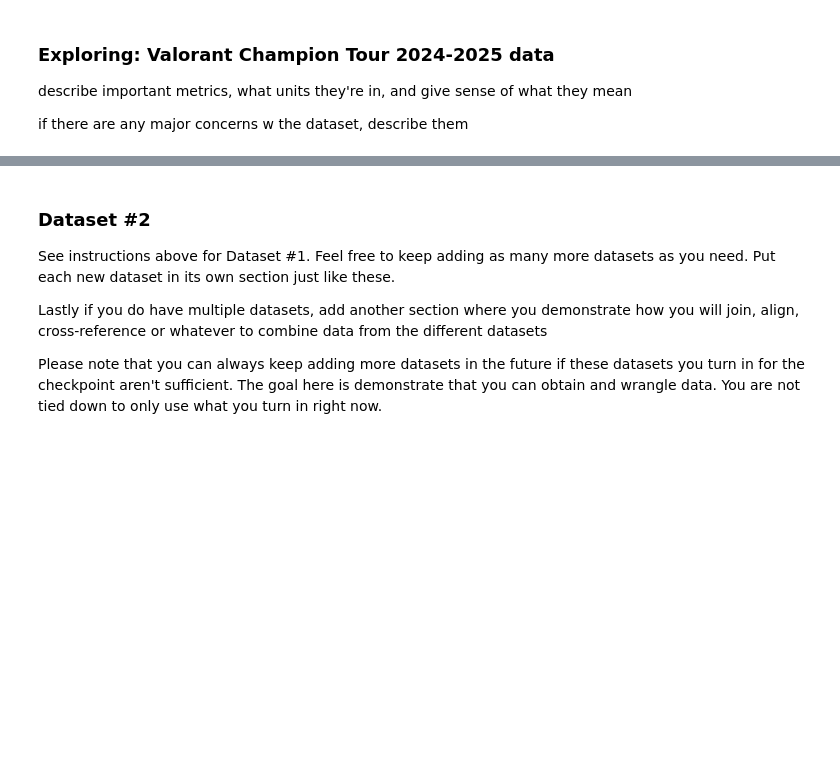
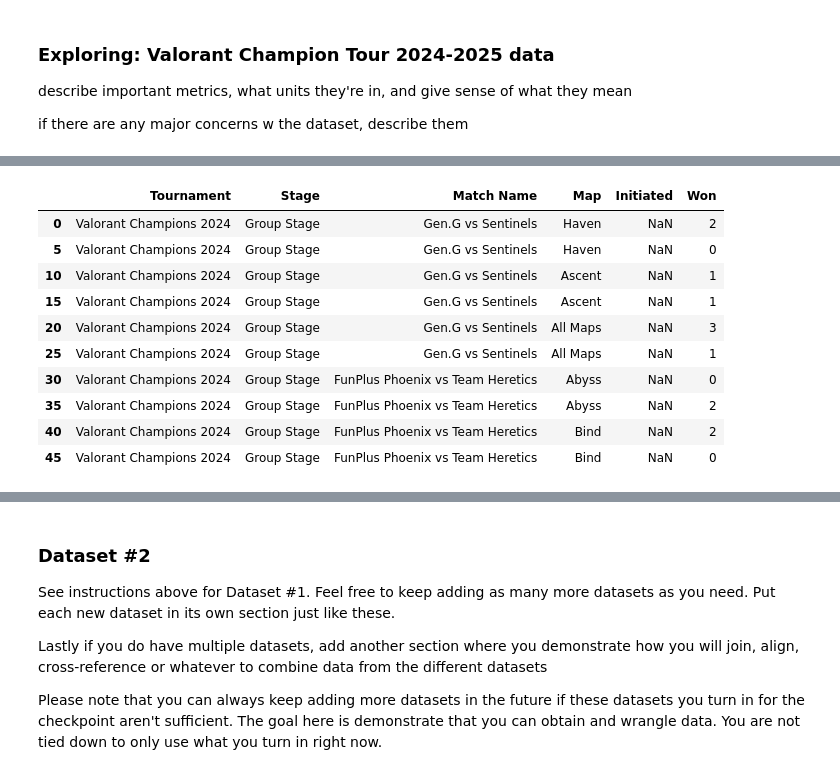
Before and after one commit to COGS108/Group102_WI26, a Jupyter notebook: 01-DataCheckpoint.ipynb, the cells around one changed output, grey strips where cells are left out. Cells and saved outputs as stored; diff of their text form; code cells hidden in the pictures; blank space fills up the shorter version.

```diff
--- a/01-DataCheckpoint.ipynb
+++ b/01-DataCheckpoint.ipynb
@@ -204,0 +614,17 @@ import numpy as np
+# %%
+## Flag suspicious entries where the Initiated field is missing
+eco_stats[
+    eco_stats["Initiated"].isna()
+][["Tournament", "Stage", "Match Name", "Map", "Initiated", "Won"]].head(10)
+# %% [output]
+|  | Tournament | Stage | Match Name | Map | Initiated | Won |
+| 0 | Valorant Champions 2024 | Group Stage | Gen.G vs Sentinels | Haven | NaN | 2 |
+| 5 | Valorant Champions 2024 | Group Stage | Gen.G vs Sentinels | Haven | NaN | 0 |
+| 10 | Valorant Champions 2024 | Group Stage | Gen.G vs Sentinels | Ascent | NaN | 1 |
+| 15 | Valorant Champions 2024 | Group Stage | Gen.G vs Sentinels | Ascent | NaN | 1 |
+| 20 | Valorant Champions 2024 | Group Stage | Gen.G vs Sentinels | All Maps | NaN | 3 |
+| 25 | Valorant Champions 2024 | Group Stage | Gen.G vs Sentinels | All Maps | NaN | 1 |
+| 30 | Valorant Champions 2024 | Group Stage | FunPlus Phoenix vs Team Heretics | Abyss | NaN | 0 |
+| 35 | Valorant Champions 2024 | Group Stage | FunPlus Phoenix vs Team Heretics | Abyss | NaN | 2 |
+| 40 | Valorant Champions 2024 | Group Stage | FunPlus Phoenix vs Team Heretics | Bind | NaN | 2 |
+| 45 | Valorant Champions 2024 | Group Stage | FunPlus Phoenix vs Team Heretics | Bind | NaN | 0 |
```
Also changed, not shown: parts of 62 cells of this notebook.
